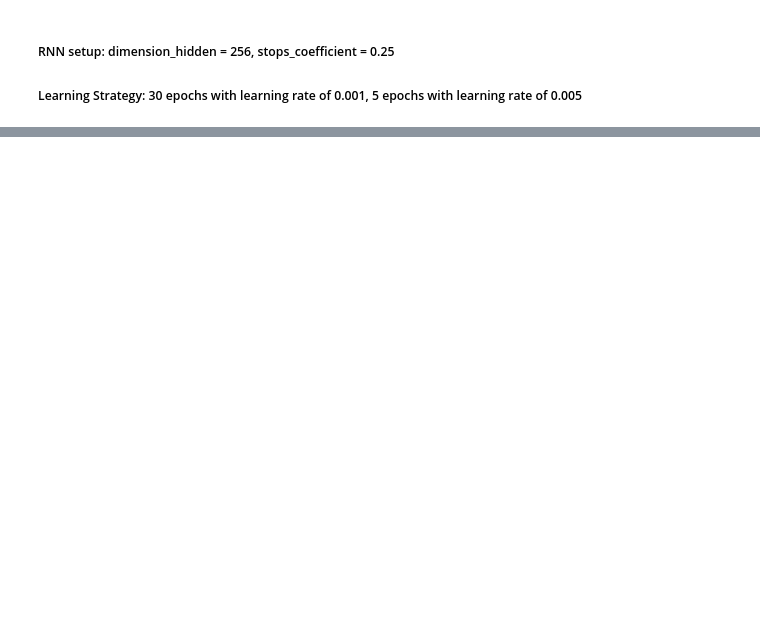
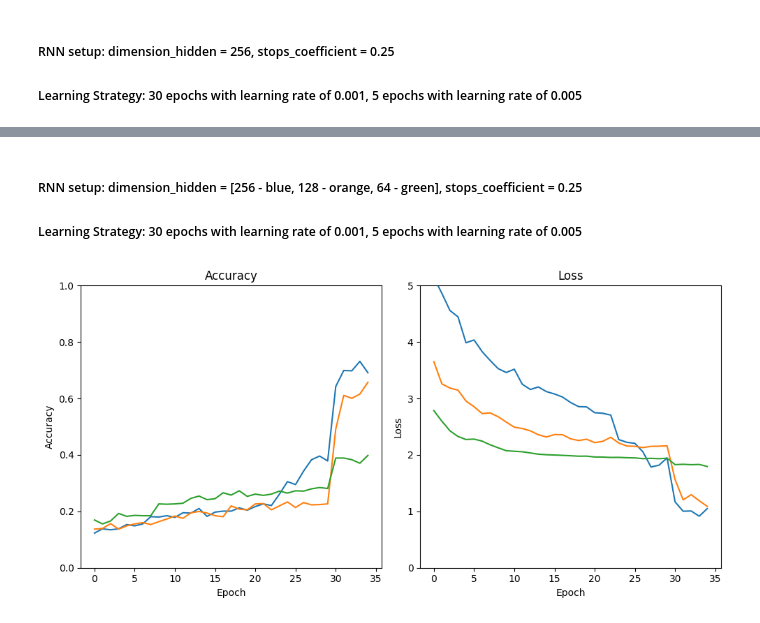
Before and after one commit to tayadj/RNN-BM25-Search-Engine, a Jupyter notebook: research.ipynb, the cells around one changed output, grey strips where cells are left out. Drawn from its saved outputs; the diff is of its cells as text; code cells hidden in the pictures; blank space fills up the shorter version.

```diff
--- a/research.ipynb
+++ b/research.ipynb
@@ -85,0 +86,34 @@ plt.show()
+# %% [markdown]
+##### RNN setup: dimension_hidden = [256 - blue, 128 - orange, 64 - green], stops_coefficient = 0.25
+##### Learning Strategy: 30 epochs with learning rate of 0.001, 5 epochs with learning rate of 0.005
+# %%
+epoch = range(35)
+accuracy_256 = [0.12311, 0.13821, 0.13473, 0.13821, 0.15331, 0.14866, 0.15563, 0.18118, 0.18002, 0.18467, 0.17886, 0.19512, 0.19396, 0.21022, 0.18235, 0.19744, 0.20093, 0.20093, 0.21254, 0.20441, 0.21719, 0.22648, 0.22067, 0.26132, 0.30546, 0.29501, 0.34262, 0.38328, 0.39605, 0.37863, 0.64228, 0.69919, 0.69803, 0.73171, 0.69106]
+loss_256 = [5.143, 4.862, 4.559, 4.446, 3.987, 4.037, 3.831, 3.674, 3.529, 3.46, 3.519, 3.251, 3.16, 3.204, 3.122, 3.08, 3.026, 2.929, 2.856, 2.851, 2.748, 2.738, 2.706, 2.271, 2.224, 2.205, 2.055, 1.787, 1.818, 1.947, 1.168, 1.003, 1.007, 0.915, 1.049]
+accuracy_128 = [0.13705, 0.13937, 0.15679, 0.13705, 0.14866, 0.15563, 0.16028, 0.15331, 0.16376, 0.17305, 0.18351, 0.17538, 0.19512, 0.19977, 0.19396, 0.18467, 0.18118, 0.21951, 0.2079, 0.20557, 0.22648, 0.22764, 0.20557, 0.21951, 0.23345, 0.2137, 0.23113, 0.223, 0.22416, 0.22648, 0.49129, 0.61092, 0.60046, 0.61556, 0.65738]
+loss_128 = [3.651, 3.258, 3.185, 3.148, 2.954, 2.855, 2.733, 2.744, 2.677, 2.583, 2.492, 2.468, 2.427, 2.357, 2.318, 2.361, 2.358, 2.286, 2.255, 2.278, 2.219, 2.241, 2.312, 2.211, 2.158, 2.153, 2.13, 2.152, 2.155, 2.162, 1.564, 1.205, 1.296, 1.189, 1.089]
+accuracy_64 = [0.16957, 0.15563, 0.16609, 0.1928, 0.18235, 0.18583, 0.18467, 0.18467, 0.22648, 0.22532, 0.22648, 0.2288, 0.24623, 0.25436, 0.24158, 0.24506, 0.26597, 0.25784, 0.27294, 0.25319, 0.26132, 0.25668, 0.26132, 0.27178, 0.26481, 0.27294, 0.27178, 0.27991, 0.28455, 0.28107, 0.38908, 0.38908, 0.38328, 0.3705, 0.39837]
+loss_64 = [2.785, 2.597, 2.428, 2.327, 2.273, 2.28, 2.245, 2.18, 2.126, 2.075, 2.065, 2.056, 2.035, 2.013, 2.004, 1.999, 1.993, 1.986, 1.978, 1.979, 1.964, 1.962, 1.956, 1.957, 1.951, 1.948, 1.934, 1.94, 1.933, 1.943, 1.828, 1.834, 1.827, 1.831, 1.795]
+
+fig, (ax1, ax2) = plt.subplots(1, 2, figsize=(10, 5))
+
+ax1.plot(epoch, accuracy_256)
+ax1.plot(epoch, accuracy_128)
+ax1.plot(epoch, accuracy_64)
+ax1.set_title('Accuracy')
+ax1.set_xlabel('Epoch')
+ax1.set_ylabel('Accuracy')
+ax1.set_ylim(top = 1, bottom = 0)
+
+ax2.plot(epoch, loss_256)
+ax2.plot(epoch, loss_128)
+ax2.plot(epoch, loss_64)
+ax2.set_title('Loss')
+ax2.set_xlabel('Epoch')
+ax2.set_ylabel('Loss')
+ax2.set_ylim(top = 5, bottom = 0)
+
+plt.tight_layout()
+plt.show()
+# %% [output]
+[figure, added]
```
Also changed, not shown: parts of 9 cells of this notebook, 2 other files.
